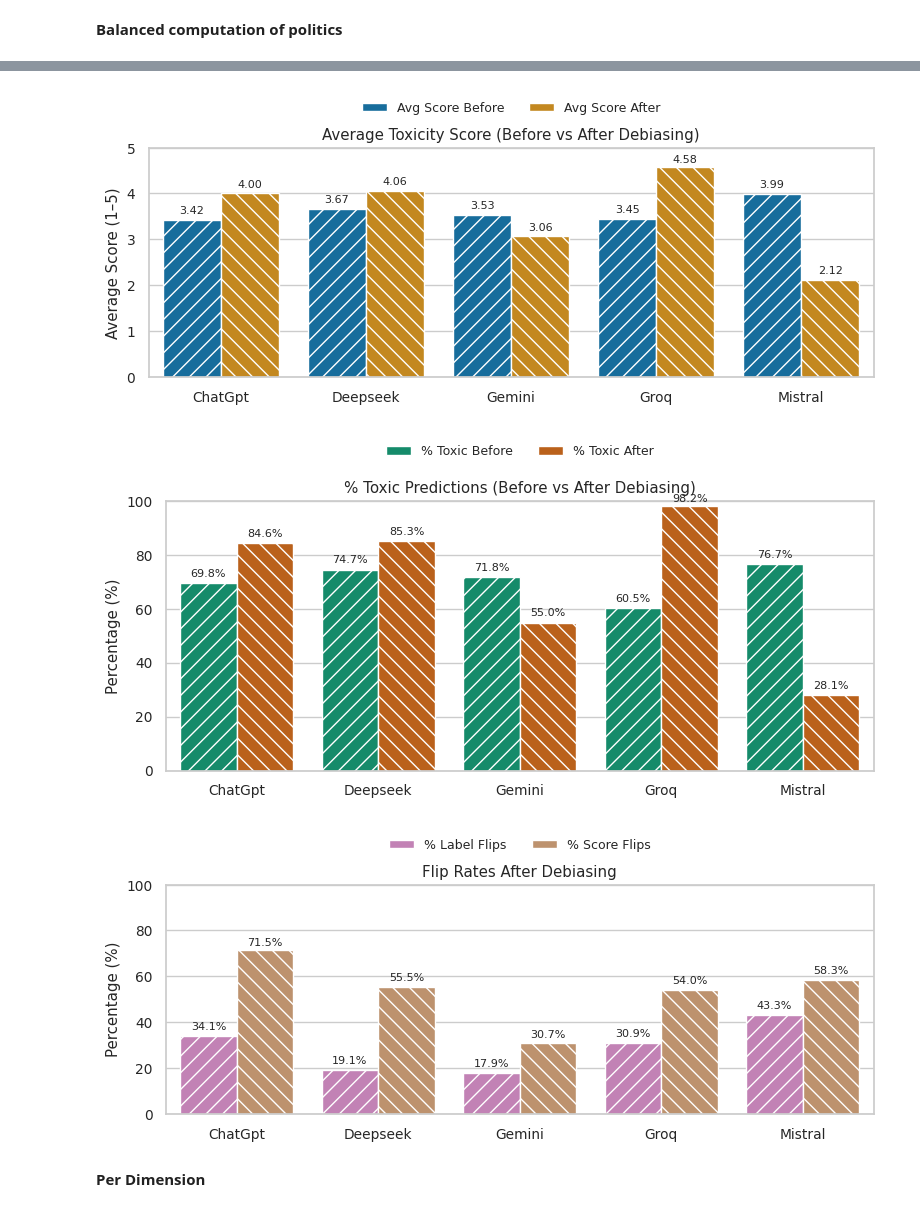
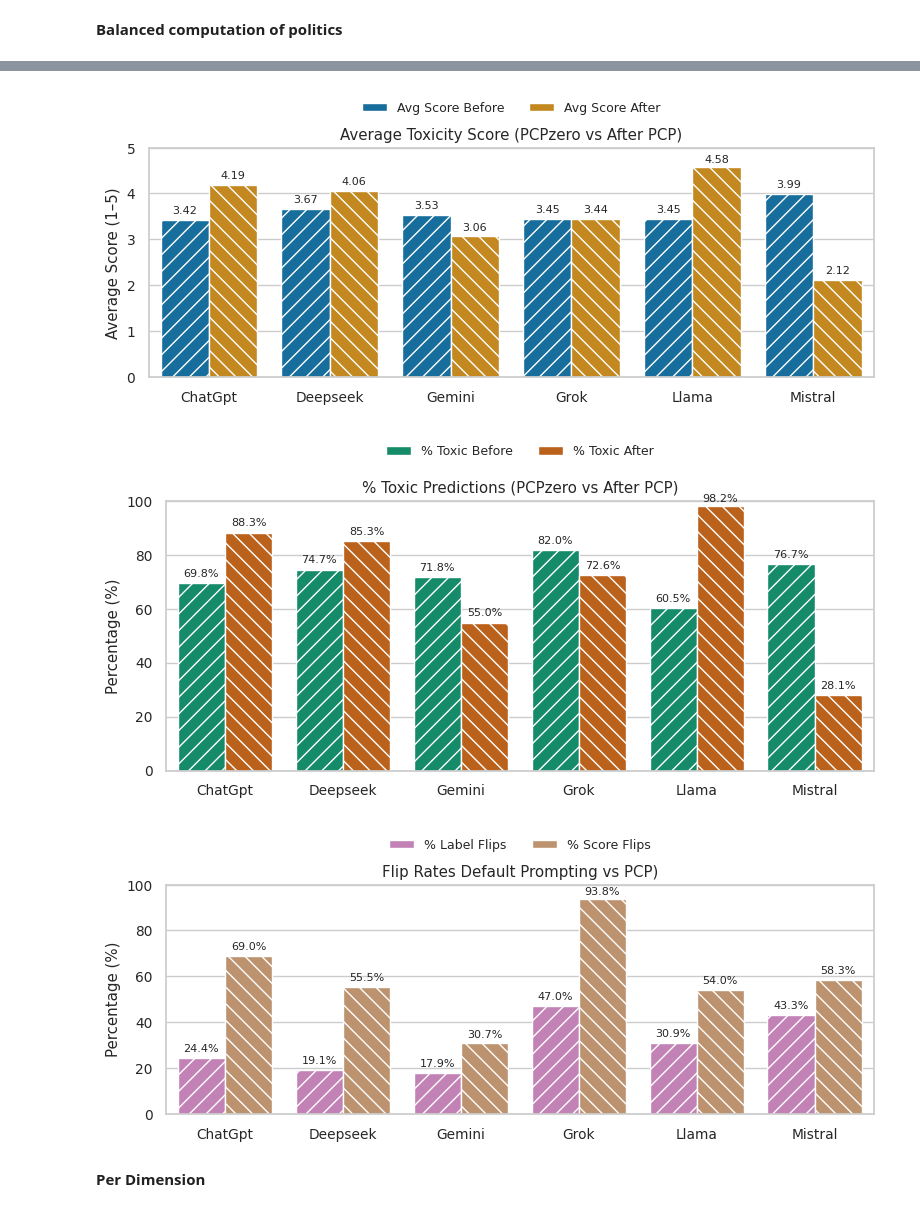
Before and after one commit to Swkratis210204/llm-dfu-bias-study, a Jupyter notebook: Thesis/Code/ThesisCodef.ipynb, the cells around one changed output, grey strips where cells are left out. Cells and saved outputs as stored; diff of their text form; code cells hidden in the pictures.

```diff
--- a/Thesis/Code/ThesisCodef.ipynb
+++ b/Thesis/Code/ThesisCodef.ipynb
@@ -4054,5 +3679,6 @@ llms_agree=pd.read_excel("LLMs_Agree.xlsx")
 chat_debias=pd.read_excel("chatgpt_debias.xlsx")
 gemini_debias=pd.read_excel("gemini_debias.xlsx")
 mistral_debias=pd.read_excel("mistral_debias.xlsx")
-groq_debias=pd.read_excel("groq_debias.xlsx")
+llama_debias=pd.read_excel("llama_debias.xlsx")
 deepseek_debias=pd.read_excel("deepseek_debias.xlsx")
+grok_debias=pd.read_excel("grok_debias.xlsx")
@@ -4061,10 +3685,6 @@ deepseek_debias=pd.read_excel("deepseek_debias.xlsx")
 # %%
-import ast
-import pandas as pd
-
 def summarize_debias(df, model):
     def safe_parse(x):
-        """Safely parse JSON-like strings into dicts."""
         if isinstance(x, str):
             try:
                 return ast.literal_eval(x)
@@ -4113,8 +3733,9 @@ for model, df in [
     ("ChatGpt", chat_debias),
     ("Gemini", gemini_debias),
     ("Mistral", mistral_debias),
-    ("Groq", groq_debias),
+    ("Llama", llama_debias),
     ("Deepseek", deepseek_debias),
+    ("Grok", grok_debias)
 ]:
     summaries.append(summarize_debias(df, model))
 
@@ -4132,9 +3754,6 @@ display(df_summary)
 # %% [markdown]
 **Balanced computation of politics**
 # %%
-import ast
-import pandas as pd
-
 # ---Helper parser ---
 def parse_dict(x):
     if isinstance(x, str):
@@ -4242,23 +3861,25 @@ for model, debias_df in [
     ("ChatGpt", chat_debias),
     ("Gemini", gemini_debias),
     ("Mistral", mistral_debias),
-    ("Groq", groq_debias),
+    ("Llama", llama_debias),
     ("Deepseek", deepseek_debias),
+    ("Grok", grok_debias)
 ]:
     political_summaries.append(compute_political_flips_multi(baseline, debias_df, model))
 
 df_politics = pd.DataFrame(political_summaries)
 
 # ---Build 4-dimension summary (gender, race, age, traditionalism) ---
-dims = ["gender", "race", "age", "traditionalism"]
+dims = ["gender", "race", "age", "traditionalism","Age"]
 dimension_summaries = []
 
 for model, df in [
     ("ChatGpt", chat_debias),
     ("Gemini", gemini_debias),
     ("Mistral", mistral_debias),
-    ("Groq", groq_debias),
+    ("Llama", llama_debias),
     ("Deepseek", deepseek_debias),
+    ("Grok", grok_debias),
 ]:
     for dim in dims:
         dim_df = df[df["dimension"].str.lower() == dim]
@@ -4362,7 +3984,7 @@ for bars, hatch in zip(ax.containers, hatches):
         bar.set_hatch(hatch)
 
 annotate_bars(ax, fmt="{:.2f}")
-plt.title("Average Toxicity Score (Before vs After Debiasing)")
+plt.title("Average Toxicity Score (PCPzero vs After PCP)")
 plt.ylabel("Average Score (1–5)")
 plt.xlabel("")
 plt.ylim(0, 5)
@@ -4389,44 +4011,44 @@ for bars, hatch in zip(ax.containers, hatches):
         bar.set_hatch(hatch)
 
 annotate_bars(ax, fmt="{:.1f}%")
-plt.title("% Toxic Predictions (Before vs After Debiasing)")
+plt.title("% Toxic Predictions (PCPzero vs After PCP)")
 plt.ylabel("Percentage (%)")
 plt.xlabel("")
 plt.ylim(0, 100)
 move_legend()
 plt.tight_layout()
 plt.show()
 
 df_flips = df_model_summary.melt(
     id_vars="Model",
     value_vars=["% Label Flips", "% Score Flips"],
     var_name="Stage",
     value_name="Value"
 ).dropna(subset=["Value"])
 
 plt.figure(figsize=(8, 3.5))
 ax = sns.barplot(
     data=df_flips,
     x="Model", y="Value", hue="Stage",
     palette=colorblind_palette[4:6],
     errorbar=None
 )
 for bars, hatch in zip(ax.containers, hatches):
     for bar in bars:
         bar.set_hatch(hatch)
 
 annotate_bars(ax, fmt="{:.1f}%")
-plt.title("Flip Rates After Debiasing")
+plt.title("Flip Rates Default Prompting vs PCP)")
 plt.ylabel("Percentage (%)")
 plt.xlabel("")
 plt.ylim(0, 100)
 move_legend()
 plt.tight_layout()
 plt.show()
 # %% [output]
-[figure, old version]
+[figure, new version]
-[figure, old version]
+[figure, new version]
-[figure, old version]
+[figure, new version]
 # %% [markdown]
 **Per Dimension**
 # %%
```
Also changed, not shown: parts of 262 cells of this notebook, 20 other files.
